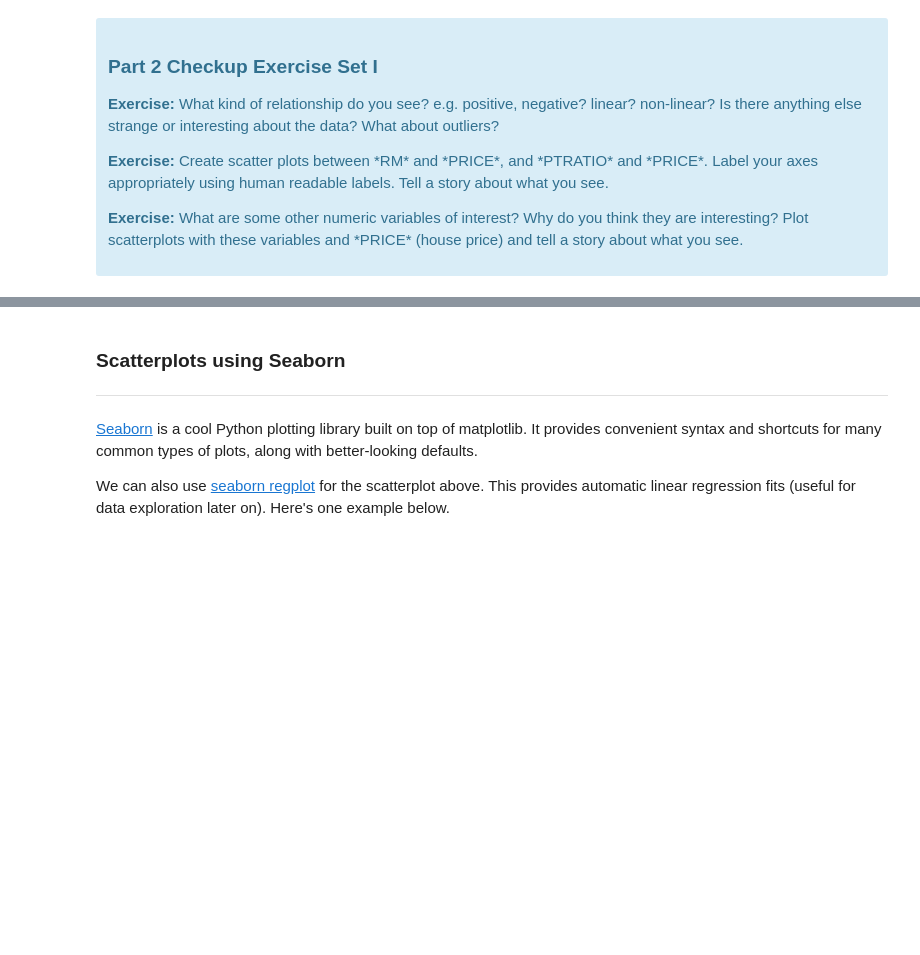
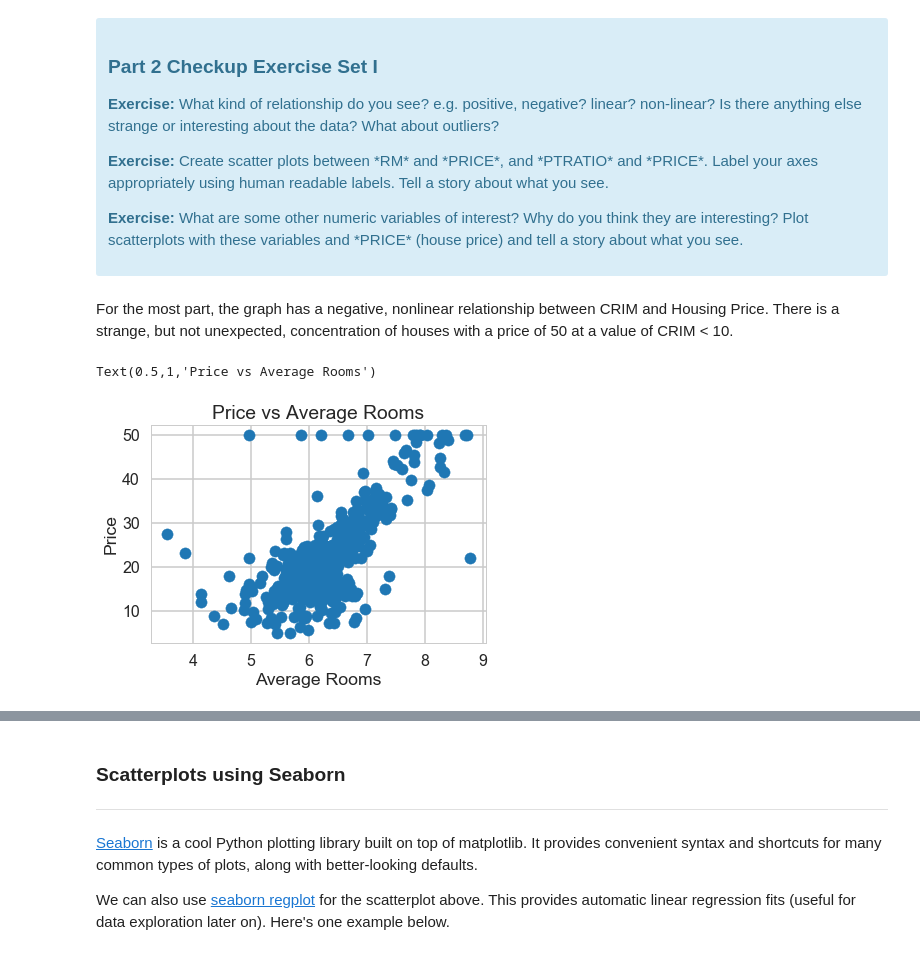
Before and after one commit to pdkim1208/Springboard, a Jupyter notebook: Mini_Project_Linear_Regression.ipynb, the cells around one changed output, grey strips where cells are left out. Drawn from its saved outputs; the diff is of its cells as text; code cells hidden in the pictures; blank space fills up the shorter version.

```diff
--- a/Mini_Project_Linear_Regression.ipynb
+++ b/Mini_Project_Linear_Regression.ipynb
@@ -282,4 +280,13 @@ Text(0.5,1,'Relationship between CRIM and Price')
+# %% [markdown]
+For the most part, the graph has a negative, nonlinear relationship between CRIM and Housing Price. There is a strange, but not unexpected, concentration of houses with a price of 50 at a value of CRIM < 10.
 # %%
 # your turn: scatter plot between *RM* and *PRICE*
+plt.scatter(bos.RM, bos.PRICE)
+plt.xlabel('Average Rooms')
+plt.ylabel('Price')
+plt.title('Price vs Average Rooms')
+# %% [output]
+Text(0.5,1,'Price vs Average Rooms')
+[figure, added]
 # %%
 # your turn: scatter plot between *PTRATIO* and *PRICE*
```
Also changed, not shown: parts of 55 cells of this notebook.
